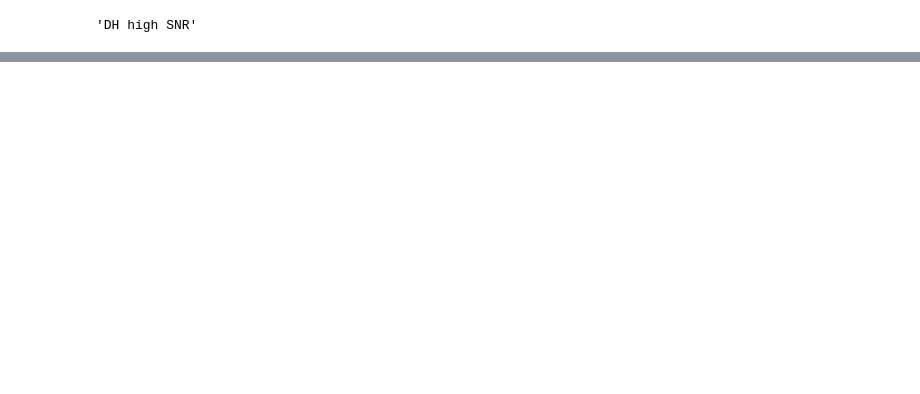
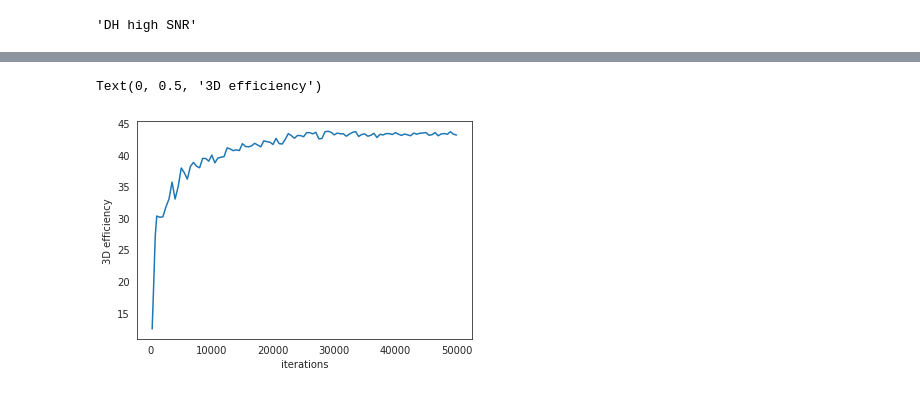
Before and after one commit to mackelab/DECODE, a Jupyter notebook: train_chall.ipynb, the cells around one changed output, grey strips where cells are left out. Cells and saved outputs as stored; diff of their text form; code cells hidden in the pictures; blank space fills up the shorter version.

```diff
--- a/train_chall.ipynb
+++ b/train_chall.ipynb
@@ -32,7 +32,7 @@ data_folder = os.getenv('HOME')+'/Mackebox/Artur/WorkDB/deepstorm/datasets/'
 # name = 'decode_2d_low'
 # eval_dataset = data_folder + '/SMLM_2016/sequence-as-stack-MT0.N2.HD-2D-Exp.tif'
 # train_dataset = data_folder + '/SMLM_2016/sequence-as-stack-MT4.N2.HD-2D-Exp.tif'
-# psf_fit = None
+# psf_fit_file = None
 # psf_params =  {'width1':1.1, 'width2':5., 'w_prop':0.6, 'z_scale':5, 'modality':'GAUSS_2D'}
 # scale =  10.
 # z_prior =  [0.,1.5]
@@ -41,7 +41,7 @@ data_folder = os.getenv('HOME')+'/Mackebox/Artur/WorkDB/deepstorm/datasets/'
 # name = 'decode_2d_high'
 # eval_dataset = data_folder + '/SMLM_2016/sequence-as-stack-MT0.N1.HD-2D-Exp.tif'
 # train_dataset = data_folder + '/SMLM_2016/sequence-as-stack-MT0.N1.HD-2D-Exp.tif'
-# psf_fit = None
+# psf_fit_file = None
 # psf_params =  {'width1':1.1, 'width2':5., 'w_prop':0.6, 'z_scale':5, 'modality':'GAUSS_2D'}
 # scale =  100.
 # z_prior =  [0.,1.5]
@@ -50,7 +50,7 @@ data_folder = os.getenv('HOME')+'/Mackebox/Artur/WorkDB/deepstorm/datasets/'
 name = 'decode_as_low'
 eval_dataset = data_folder + '/SMLM_2016/sequence-as-stack-MT0.N2.HD-AS-Exp.tif'
 train_dataset = data_folder + '/SMLM_2016/sequence-as-stack-MT4.N2.HD-AS-Exp.tif'
-psf_fit = 'psf_chall_as_5.pkl'
+psf_fit_file = 'psf_chall_as.pkl'
 scale =  10
 z_prior =  [0,0.5]
 
@@ -58,7 +58,7 @@ z_prior =  [0,0.5]
 # name = 'decode_as_high'
 # eval_dataset = data_folder + '/SMLM_2016/sequence-as-stack-MT0.N1.HD-AS-Exp.tif'
 # train_dataset = data_folder + '/SMLM_2016/sequence-as-stack-MT2.N1.HD-AS-Exp.tif'
-# psf_fit = 'psf_chall_as_5.pkl'
+# psf_fit_file = 'psf_chall_as_5.pkl'
 # scale =  100.
 # z_prior =  [0,0.5]
 
@@ -66,7 +66,7 @@ z_prior =  [0,0.5]
 # name = 'decode_dh_low'
 # eval_dataset = data_folder + '/SMLM_2016/sequence-as-stack-MT0.N2.HD-DH-Exp.tif'
 # train_dataset = data_folder + '/SMLM_2016/sequence-as-stack-MT4.N2.HD-DH-Exp.tif'
-# psf_fit = 'psf_chall_dh_5.pkl'
+# psf_fit_file = 'psf_chall_dh_5.pkl'
 # scale =  30.
 # z_prior =  [0,0.5]
 
@@ -74,7 +74,7 @@ z_prior =  [0,0.5]
 # name = 'decode_dh_high'
 # eval_dataset = data_folder + '/SMLM_2016/sequence-as-stack-MT0.N1.HD-DH-Exp.tif'
 # train_dataset = data_folder + '/SMLM_2016/sequence-as-stack-MT2.N1.HD-DH-Exp.tif'
-# psf_fit = 'psf_chall_dh_5.pkl'
+# psf_fit_file = 'psf_chall_dh_5.pkl'
 # scale =  300.
 # z_prior =  [0,0.5]
 # %% [output]
@@ -113,9 +113,9 @@ rec_params['local_context'] = True
 rec_params['bg_pred'] = False
 rec_params['sig_pred'] = True
 
-if psf_fit:
+if psf_fit_file:
     psf_params = {}
-    with open(psf_fit, 'rb') as f:
+    with open(psf_fit_file, 'rb') as f:
         psf_fit = pickle.load(f)
     psf_params = psf_fit['psf_params']
     del(psf_params['beads_fit'])
@@ -139,7 +139,7 @@ model = Model(rec_params, psf_params, ll_params)
 
 model.train_mode = train_mode
 
-if psf_fit:
+if psf_fit_file:
     model.mgen.w_map = psf_fit['w_map']
     model.wobble = psf_fit['wobble']
     model.fixed_psf = True
@@ -152,5 +152,5 @@ model.warm_up = 1000
 
 model.filename = name
 # %%
-model.fit(train_images, batch_size=batch_size,n_samples=n_samples, win_size=win_size, max_iters=50000, learning_rate = 6e-4, print_freq=100, print_output=True)
+model.fit(train_images, batch_size=batch_size,n_samples=n_samples, win_size=win_size, max_iters=50000, learning_rate = 6e-4, print_freq=500, print_output=True)
 # %% [output]
@@ -158,3 +174,10 @@ IndexError: tuple index out of range
+# %%
+plot_od(model.col_dict['eff_3d'])
+plt.xlabel('iterations')
+plt.ylabel('3D efficiency')
+# %% [output]
+Text(0, 0.5, '3D efficiency')
+[figure, added]
 # %%
 arr_infs = decode_func(model,eval_images,250,use_tqdm=True, z_scale=model.mgen.psf_pars['z_scale'], int_scale=model.mgen.psf_pars['scale'])
 # %%
```
Also changed, not shown: parts of 8 cells of this notebook, 11 other files.
